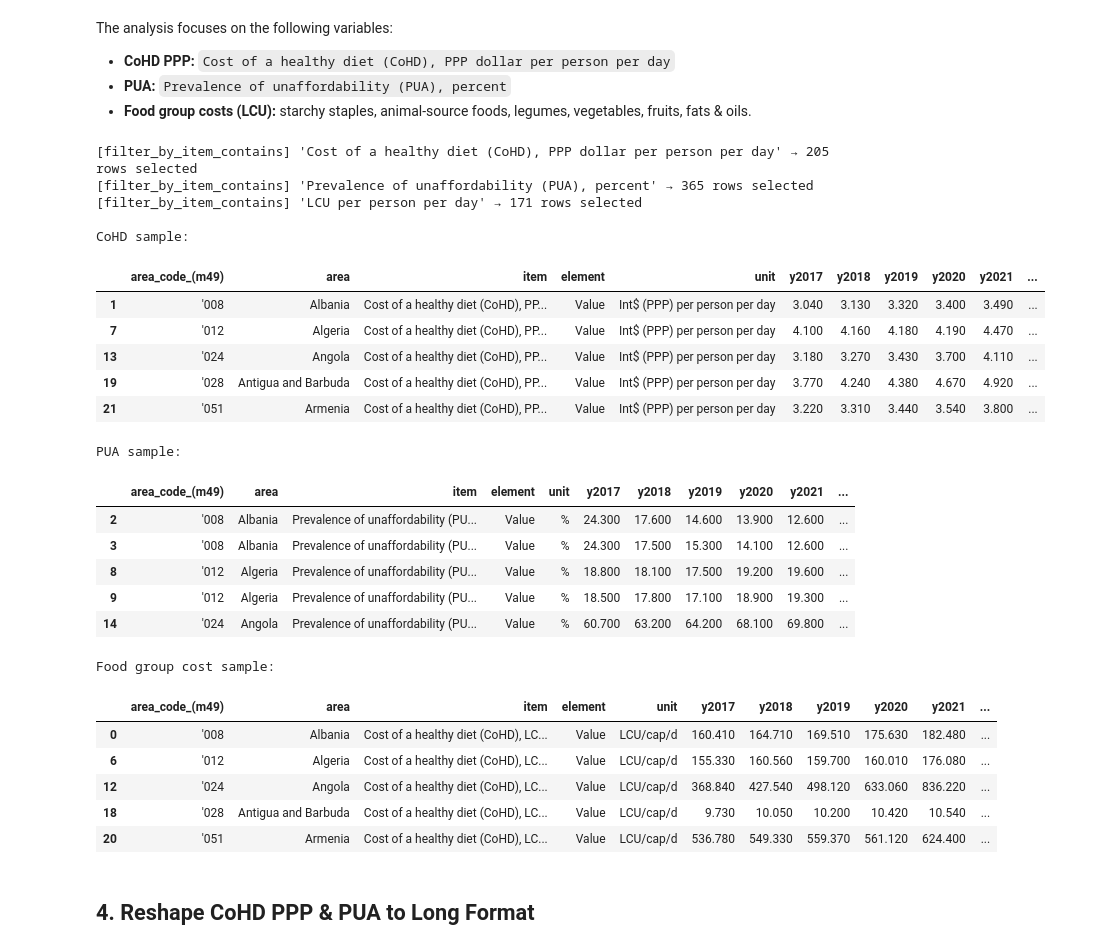
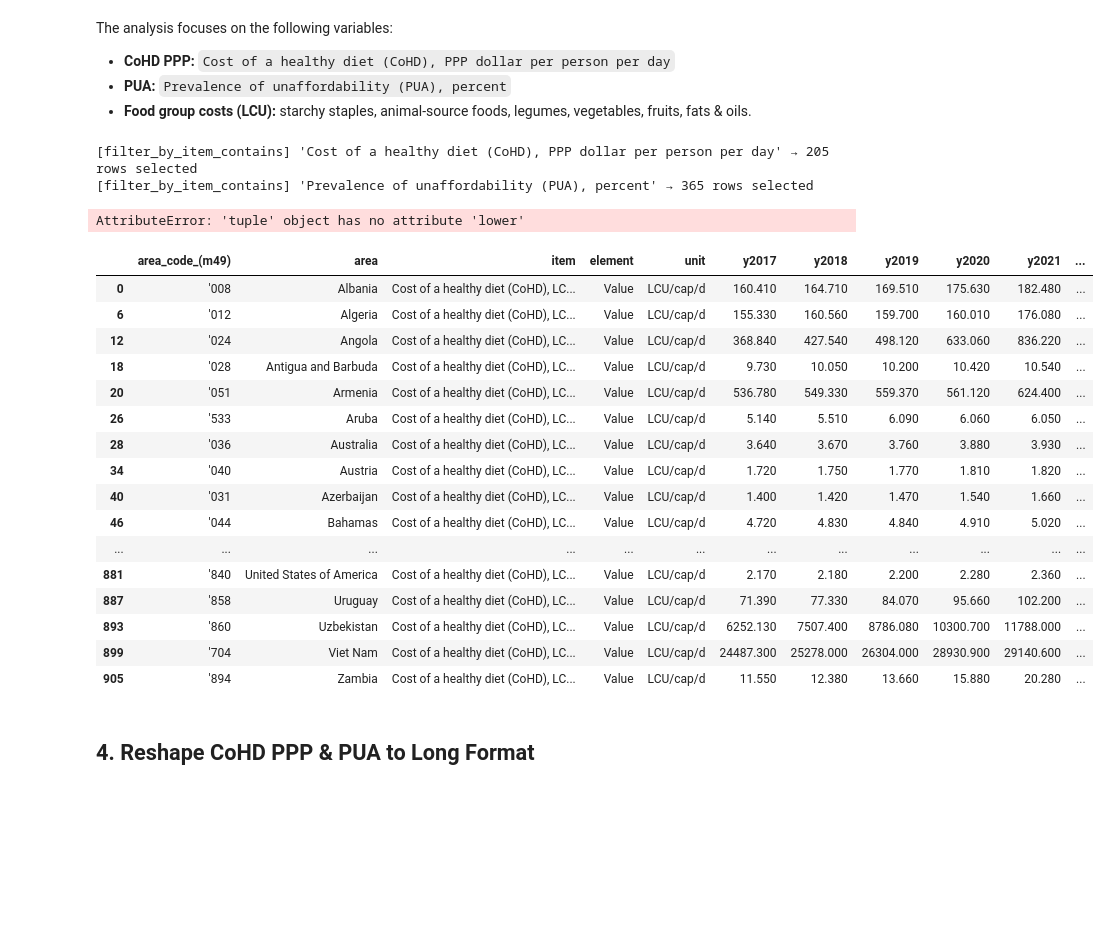
Before and after one commit to muhtar1muhtar/Cost-and-Affordability-of-a-Healthy-Diet-Analysis, a Jupyter notebook: jupyter_notebooks/DataCleaning_&_Preparation.ipynb, the cells around one changed output. Drawn from its saved outputs; the diff is of its cells as text; code cells hidden in the pictures; blank space fills up the shorter version.

```diff
--- a/jupyter_notebooks/DataCleaning_&_Preparation.ipynb
+++ b/jupyter_notebooks/DataCleaning_&_Preparation.ipynb
@@ -403,10 +403,9 @@ The analysis focuses on the following variables:
 - **PUA:** `Prevalence of unaffordability (PUA), percent`
 - **Food group costs (LCU):** starchy staples, animal-source foods, legumes, vegetables, fruits, fats & oils.
 # %%
-
 # Filter key indicator groups (CoHD PPP, PUA, food-group costs)
 
-def filter_by_item_contains(df, pattern, case_sensitive=False):
+def filter_by_item_contains(df, patterns, case_sensitive=False):
     """
     Return a copy of rows where the 'item' column contains the given pattern.
 
@@ -424,10 +423,20 @@ def filter_by_item_contains(df, pattern, case_sensitive=False):
     pandas.DataFrame
         Filtered dataframe with matching rows only.
     """
-    if not case_sensitive:
-        mask = df["item"].str.lower().str.contains(pattern.lower(), na=False, regex=False)
+    if isinstance(patterns, (list, tuple)):
+        masks = []
+        for pattern in patterns:
+            if not case_sensitive:
+               mask = df["item"].str.lower().str.contains(pattern.lower(), na=False, regex=False)
+            else:
+                mask = df["item"].str.contains(pattern, na=False, regex=False)
+            masks.append(mask)
+        mask = pd.concat(masks, axis=1).any(axis=1)
     else:
-        mask = df["item"].str.contains(pattern, na=False, regex=False)
+        if not case_sensitive:
+            mask = df["item"].str.lower().str.contains(patterns.lower(), na=False, regex=False)
+        else:
+            mask = df["item"].str.contains(patterns, na=False, regex=False)
 
     result = df.loc[mask].copy()
     print(f"[filter_by_item_contains] '{pattern}' → {mask.sum()} rows selected")
@@ -443,7 +452,12 @@ pua_pattern = "Prevalence of unaffordability (PUA), percent"
 df_pua = filter_by_item_contains(df, pua_pattern)
 
 # 3.3 Food group cost indicators (LCU)
-food_pattern = "LCU per person per day"
+food_pattern = ("Cost of starchy staples, LCU per person per day",
+    "Cost of animal source foods, LCU per person per day",
+    "Cost of legumes, nuts and seeds, LCU per person per day",
+    "Cost of vegetables, LCU per person per day",
+    "Cost of fruits, LCU per person per day",
+    "Cost of fats and oils, LCU per person per day")
 df_food = filter_by_item_contains(df, food_pattern)
 
 # Display samples of the filtered datasets
@@ -458,29 +472,29 @@ display(df_food.head())
 # %% [output]
 [filter_by_item_contains] 'Cost of a healthy diet (CoHD), PPP dollar per person per day' → 205 rows selected
 [filter_by_item_contains] 'Prevalence of unaffordability (PUA), percent' → 365 rows selected
-[filter_by_item_contains] 'LCU per person per day' → 171 rows selected
-
-CoHD sample:
-|  | area_code_(m49) | area | item | element | unit | y2017 | y2018 | y2019 | y2020 | y2021 | ... |
-| 1 | '008 | Albania | Cost of a healthy diet (CoHD), PP... | Value | Int$ (PPP) per person per day | 3.040 | 3.130 | 3.320 | 3.400 | 3.490 | ... |
-| 7 | '012 | Algeria | Cost of a healthy diet (CoHD), PP... | Value | Int$ (PPP) per person per day | 4.100 | 4.160 | 4.180 | 4.190 | 4.470 | ... |
-| 13 | '024 | Angola | Cost of a healthy diet (CoHD), PP... | Value | Int$ (PPP) per person per day | 3.180 | 3.270 | 3.430 | 3.700 | 4.110 | ... |
-| 19 | '028 | Antigua and Barbuda | Cost of a healthy diet (CoHD), PP... | Value | Int$ (PPP) per person per day | 3.770 | 4.240 | 4.380 | 4.670 | 4.920 | ... |
-| 21 | '051 | Armenia | Cost of a healthy diet (CoHD), PP... | Value | Int$ (PPP) per person per day | 3.220 | 3.310 | 3.440 | 3.540 | 3.800 | ... |
-PUA sample:
+AttributeError: 'tuple' object has no attribute 'lower'
-|  | area_code_(m49) | area | item | element | unit | y2017 | y2018 | y2019 | y2020 | y2021 | ... |
-| 2 | '008 | Albania | Prevalence of unaffordability (PU... | Value | % | 24.300 | 17.600 | 14.600 | 13.900 | 12.600 | ... |
-| 3 | '008 | Albania | Prevalence of unaffordability (PU... | Value | % | 24.300 | 17.500 | 15.300 | 14.100 | 12.600 | ... |
-| 8 | '012 | Algeria | Prevalence of unaffordability (PU... | Value | % | 18.800 | 18.100 | 17.500 | 19.200 | 19.600 | ... |
-| 9 | '012 | Algeria | Prevalence of unaffordability (PU... | Value | % | 18.500 | 17.800 | 17.100 | 18.900 | 19.300 | ... |
-| 14 | '024 | Angola | Prevalence of unaffordability (PU... | Value | % | 60.700 | 63.200 | 64.200 | 68.100 | 69.800 | ... |
-Food group cost sample:
-|  | area_code_(m49) | area | item | element | unit | y2017 | y2018 | y2019 | y2020 | y2021 | ... |
-| 0 | '008 | Albania | Cost of a healthy diet (CoHD), LC... | Value | LCU/cap/d | 160.410 | 164.710 | 169.510 | 175.630 | 182.480 | ... |
-| 6 | '012 | Algeria | Cost of a healthy diet (CoHD), LC... | Value | LCU/cap/d | 155.330 | 160.560 | 159.700 | 160.010 | 176.080 | ... |
-| 12 | '024 | Angola | Cost of a healthy diet (CoHD), LC... | Value | LCU/cap/d | 368.840 | 427.540 | 498.120 | 633.060 | 836.220 | ... |
-| 18 | '028 | Antigua and Barbuda | Cost of a healthy diet (CoHD), LC... | Value | LCU/cap/d | 9.730 | 10.050 | 10.200 | 10.420 | 10.540 | ... |
-| 20 | '051 | Armenia | Cost of a healthy diet (CoHD), LC... | Value | LCU/cap/d | 536.780 | 549.330 | 559.370 | 561.120 | 624.400 | ... |
+# %%
+with pd.option_context('display.max_rows', None,
+                       'display.max_columns', None):
+    display(df_food)
+# %% [output]
+|  | area_code_(m49) | area | item | element | unit | y2017 | y2018 | y2019 | y2020 | y2021 | ... |
+| 0 | '008 | Albania | Cost of a healthy diet (CoHD), LC... | Value | LCU/cap/d | 160.410 | 164.710 | 169.510 | 175.630 | 182.480 | ... |
+| 6 | '012 | Algeria | Cost of a healthy diet (CoHD), LC... | Value | LCU/cap/d | 155.330 | 160.560 | 159.700 | 160.010 | 176.080 | ... |
+| 12 | '024 | Angola | Cost of a healthy diet (CoHD), LC... | Value | LCU/cap/d | 368.840 | 427.540 | 498.120 | 633.060 | 836.220 | ... |
+| 18 | '028 | Antigua and Barbuda | Cost of a healthy diet (CoHD), LC... | Value | LCU/cap/d | 9.730 | 10.050 | 10.200 | 10.420 | 10.540 | ... |
+| 20 | '051 | Armenia | Cost of a healthy diet (CoHD), LC... | Value | LCU/cap/d | 536.780 | 549.330 | 559.370 | 561.120 | 624.400 | ... |
+| 26 | '533 | Aruba | Cost of a healthy diet (CoHD), LC... | Value | LCU/cap/d | 5.140 | 5.510 | 6.090 | 6.060 | 6.050 | ... |
+| 28 | '036 | Australia | Cost of a healthy diet (CoHD), LC... | Value | LCU/cap/d | 3.640 | 3.670 | 3.760 | 3.880 | 3.930 | ... |
+| 34 | '040 | Austria | Cost of a healthy diet (CoHD), LC... | Value | LCU/cap/d | 1.720 | 1.750 | 1.770 | 1.810 | 1.820 | ... |
+| 40 | '031 | Azerbaijan | Cost of a healthy diet (CoHD), LC... | Value | LCU/cap/d | 1.400 | 1.420 | 1.470 | 1.540 | 1.660 | ... |
+| 46 | '044 | Bahamas | Cost of a healthy diet (CoHD), LC... | Value | LCU/cap/d | 4.720 | 4.830 | 4.840 | 4.910 | 5.020 | ... |
+| ... | ... | ... | ... | ... | ... | ... | ... | ... | ... | ... | ... |
+| 881 | '840 | United States of America | Cost of a healthy diet (CoHD), LC... | Value | LCU/cap/d | 2.170 | 2.180 | 2.200 | 2.280 | 2.360 | ... |
+| 887 | '858 | Uruguay | Cost of a healthy diet (CoHD), LC... | Value | LCU/cap/d | 71.390 | 77.330 | 84.070 | 95.660 | 102.200 | ... |
+| 893 | '860 | Uzbekistan | Cost of a healthy diet (CoHD), LC... | Value | LCU/cap/d | 6252.130 | 7507.400 | 8786.080 | 10300.700 | 11788.000 | ... |
+| 899 | '704 | Viet Nam | Cost of a healthy diet (CoHD), LC... | Value | LCU/cap/d | 24487.300 | 25278.000 | 26304.000 | 28930.900 | 29140.600 | ... |
+| 905 | '894 | Zambia | Cost of a healthy diet (CoHD), LC... | Value | LCU/cap/d | 11.550 | 12.380 | 13.660 | 15.880 | 20.280 | ... |
 # %% [markdown]
 ## 4. Reshape CoHD PPP & PUA to Long Format
 # %% [markdown]
```
Also changed, not shown: parts of 2 cells of this notebook.
